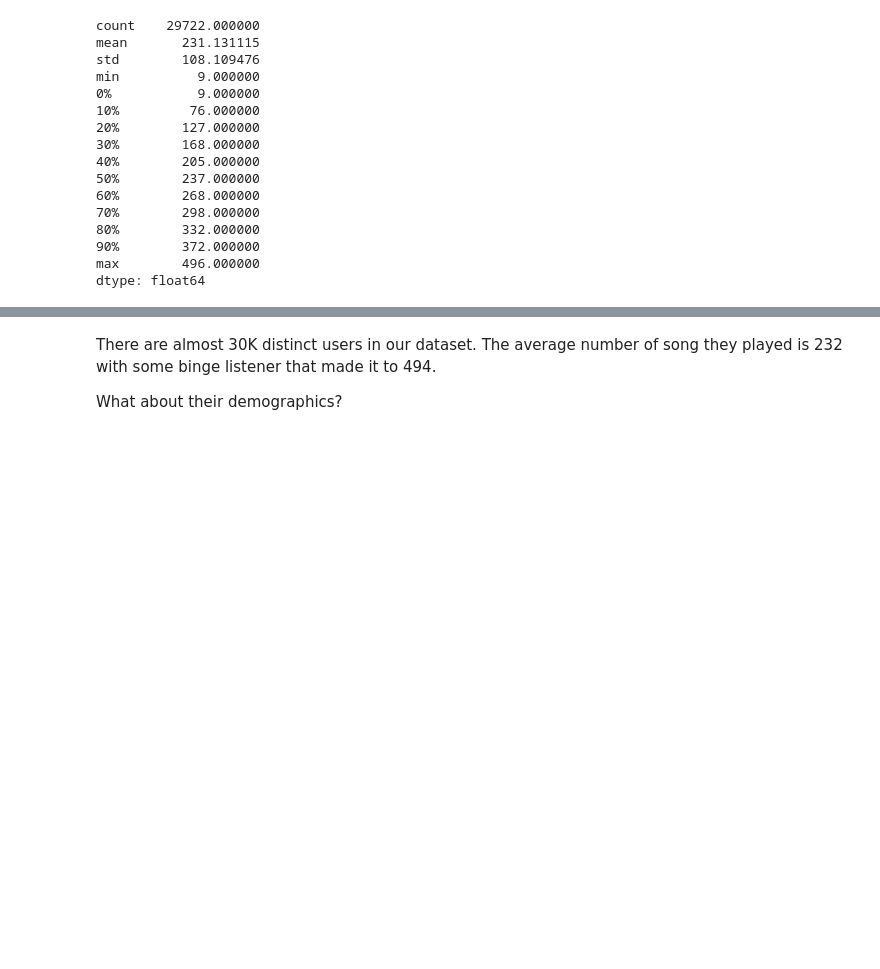
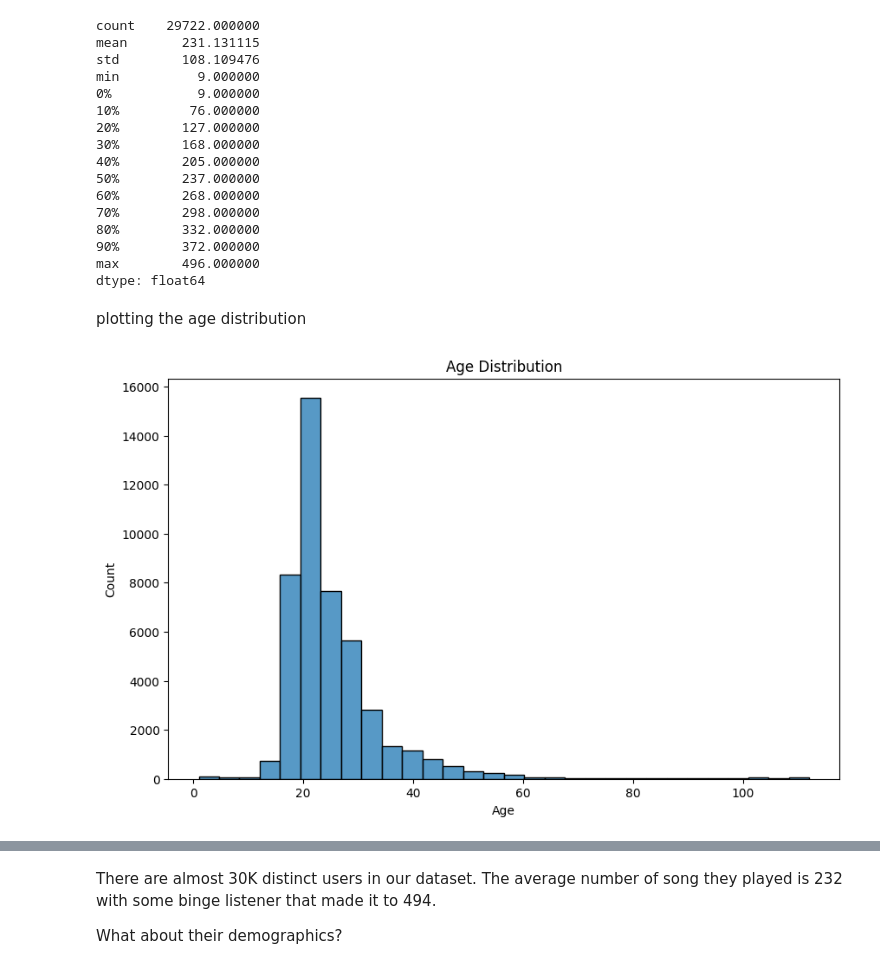
Before and after one commit to elorberb/Track2Vec, a Jupyter notebook: eda-on-the-evalrs-dataset.ipynb, the cells around one changed output, grey strips where cells are left out. Saved outputs shown, nothing was run; the diff lists cells and outputs as text; code cells hidden in the pictures; blank space fills up the shorter version.

Commit message:
changes to add the age of the user - didnt succeed yet

```diff
--- a/eda-on-the-evalrs-dataset.ipynb
+++ b/eda-on-the-evalrs-dataset.ipynb
@@ -316,3 +316,23 @@ min          9.000000
 90%        372.000000
 max        496.000000
 dtype: float64
+# %% [markdown]
+plotting the age distribution
+# %%
+import matplotlib.pyplot as plt
+import seaborn as sns
+
+users = dataset.df_users
+
+# Assuming 'users' is your DataFrame and it contains an 'age' column
+# First, filter out invalid ages if necessary (e.g., ages less than 0)
+valid_ages = users[users['age'] > 0]['age']
+
+plt.figure(figsize=(10, 6))
+sns.histplot(valid_ages, bins=30, kde=False)
+plt.title('Age Distribution')
+plt.xlabel('Age')
+plt.ylabel('Count')
+plt.show()
+# %% [output]
+[figure, added]
```
Also changed, not shown: parts of 1 cell of this notebook, 2 other files.
